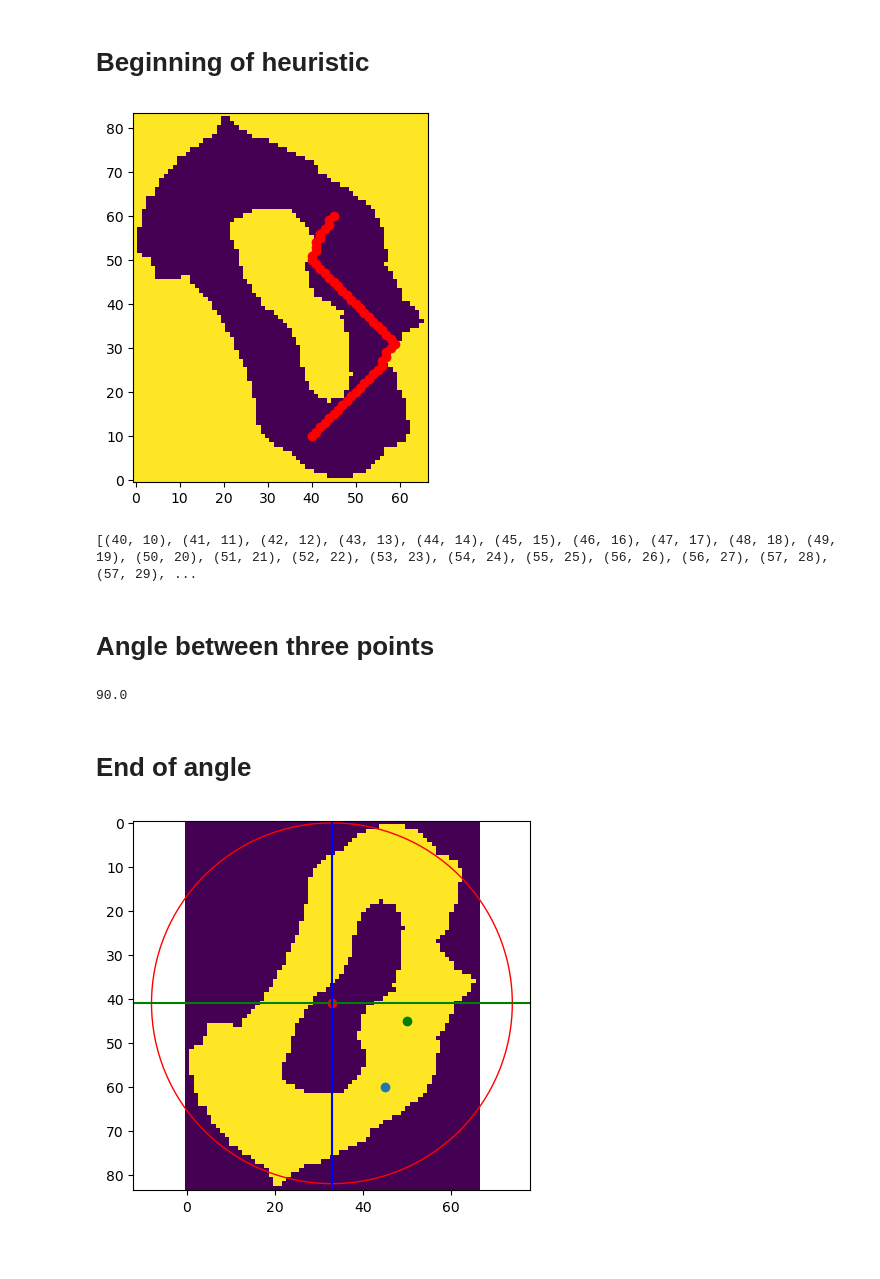
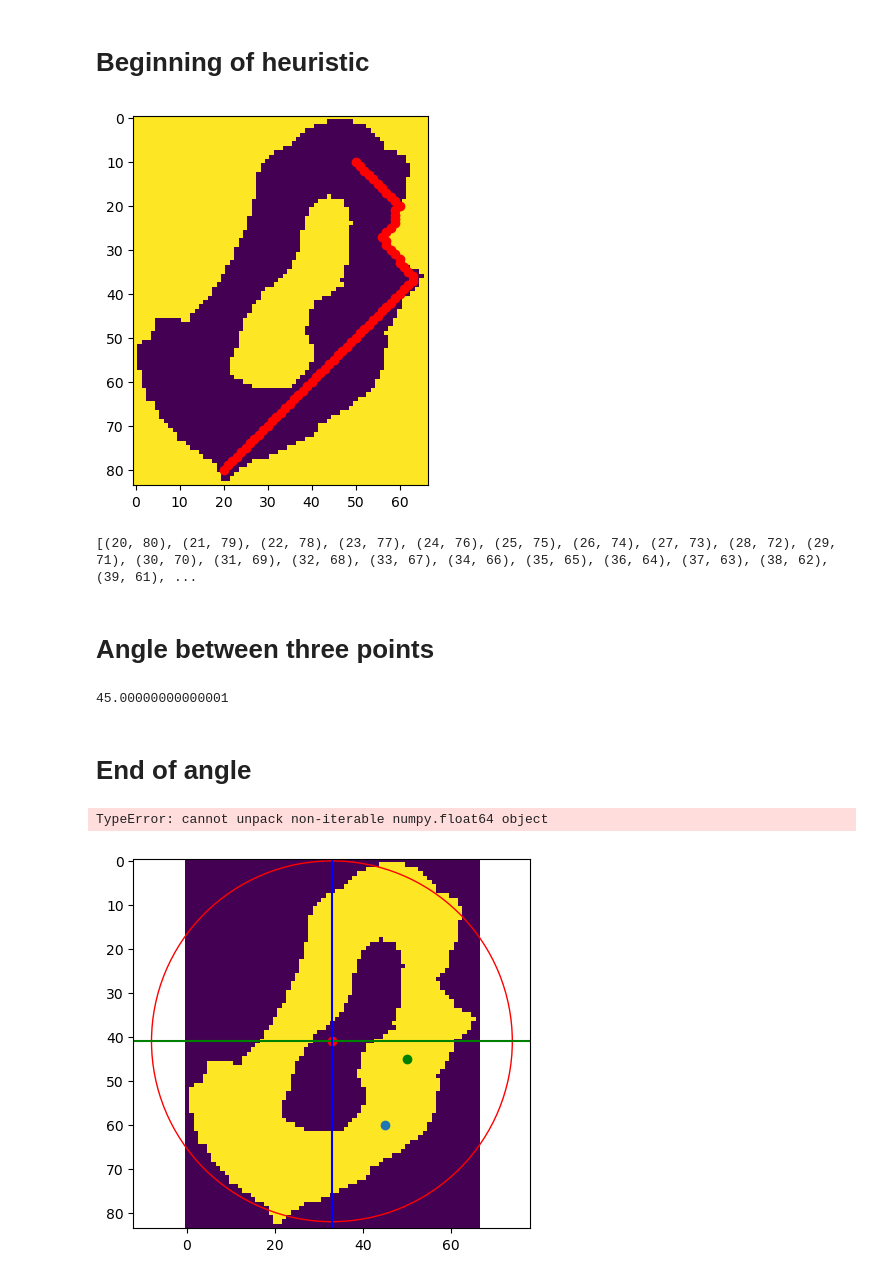
Before and after one commit to tommaso-bertola/computer-vision-and-robotics, a Jupyter notebook: robot-code/pathfinding/heuristic.ipynb, the cells around one changed output. Cells and saved outputs as stored; diff of their text form; code cells hidden in the pictures; blank space fills up the shorter version.

```diff
--- a/robot-code/pathfinding/heuristic.ipynb
+++ b/robot-code/pathfinding/heuristic.ipynb
@@ -88,7 +88,7 @@ def distance(a,b):
 
 
 def angle_between_three_points(pointA, pointB, pointC):
-    '''Returns the angle (in degrees) between vectors AB and AC'''
+    '''Returns the angle (in degrees) between vectors AC and AB'''
 
 
     # Check if pointA and pointC are the same
@@ -171,15 +171,17 @@ def heuristic_(maze, current, start):
     dist_current_circle = radius-dist_center_current
 
     # angle
-    angle = angle_between_three_points(current, center, start)
+    ########################## ERROR SOMEWHERE HERE
+    # angle = angle_between_three_points(current, center, start)  # returns angle between AB and AC
+    # print("Angle:", angle)
 
     # arc: 2*pi*r = theta : 360
-    arc = (angle*2*math.pi*radius)/360
+    # arc = (angle*2*math.pi*radius)/360
     circumference = 2*math.pi*radius
 
 
     # total_distance = dist_current_circle + 2*r*pi-arc + dist_start_circle
-    total_distance = dist_start_circle + dist_current_circle + circumference - arc
+    total_distance = dist_start_circle + dist_current_circle + circumference #- arc
 
 
     # return center_row, center_col, radius, total_distance
@@ -237,7 +239,7 @@ def astar(maze, start, end):
 def maze_plot(maze, start, end):
     path = astar(maze, start[::-1], end[::-1]) # Invert x and y for map
     path.append(start[::-1])
-    plt.imshow(maze, origin='lower')
+    plt.imshow(maze, origin='upper')
 
     for i in path:
         plt.scatter(i[1], i[0], color='red')
@@ -248,15 +250,16 @@ def maze_plot(maze, start, end):
 # %%
 mask = 1-mask
 
-start = (40,10)
-end = (45, 60)
+# start = (40,10)
+start = (20, 80)
+end = (50, 10)
 # point = (20,70)
 
 maze_plot(mask, start, end)
 # plt.scatter([point[0]], [point[1]])
 # %% [output]
-[figure, old version]
+[figure, new version]
-[(40, 10), (41, 11), (42, 12), (43, 13), (44, 14), (45, 15), (46, 16), (47, 17), (48, 18), (49, 19), (50, 20), (51, 21), (52, 22), (53, 23), (54, 24), (55, 25), (56, 26), (56, 27), (57, 28), (57, 29), ...
+[(20, 80), (21, 79), (22, 78), (23, 77), (24, 76), (25, 75), (26, 74), (27, 73), (28, 72), (29, 71), (30, 70), (31, 69), (32, 68), (33, 67), (34, 66), (35, 65), (36, 64), (37, 63), (38, 62), (39, 61), ...
 # %% [markdown]
 # Angle between three points
 # %%
@@ -292,13 +295,13 @@ def angle_between_three_points(pointA, pointB, pointC):
     return angle_degrees
 
 
-A = np.array([0,0])
-B = np.array([0,-1])
+A = np.array([0,-1])
+B = np.array([0,0])
 C = np.array([1,0])
 
-print(angle_between_three_points(A,B,C))
+print(angle_between_three_points(A,C,B))
 # %% [output]
-90.0
+45.00000000000001
 # %% [markdown]
 # End of angle
 # %%
@@ -307,6 +310,8 @@ print(angle_between_three_points(A,B,C))
 # maze_plot(maze, start, end)
 crow, ccol, radius, total_distance = heuristic_(mask, start, end)
 center = [crow, ccol]
+# %% [output]
+TypeError: cannot unpack non-iterable numpy.float64 object
 # %%
 # NB invert row and cols when plotting!!
 
```
